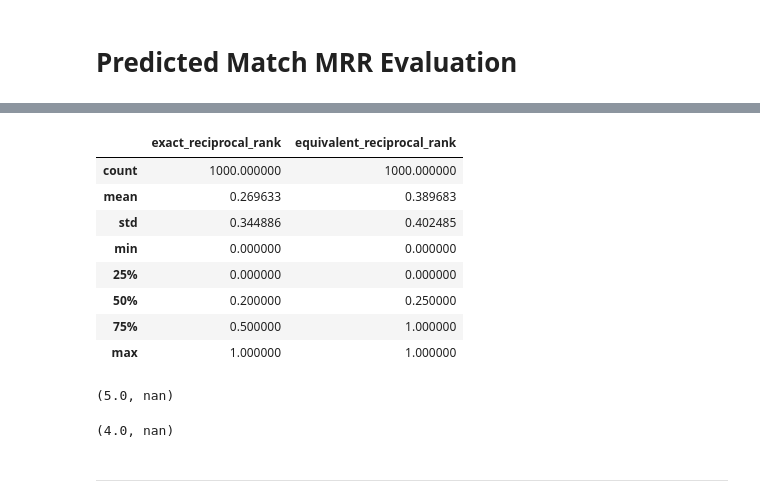
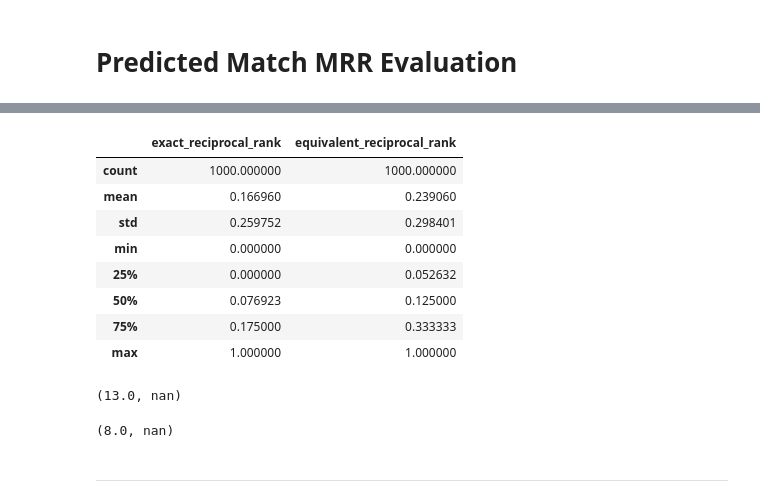
Before and after one commit to sanyabt/NP-FAERS-embed, a Jupyter notebook: experiment-4/SanityCheck&Evaluation.ipynb, the cells around one changed output, grey strips where cells are left out. Saved outputs shown, nothing was run; the diff lists cells and outputs as text; code cells hidden in the pictures.

```diff
--- a/experiment-4/SanityCheck&Evaluation.ipynb
+++ b/experiment-4/SanityCheck&Evaluation.ipynb
@@ -433,0 +134,2 @@ dUnique_df.size
+# %%
+common_2_latin = preprocessInput('../data/positive-unmapped-pairs-common-name-or-latin-binomial-copies.tsv', reflexive=True, balance = False, sep='\t')
@@ -433,0 +154,2 @@ dUnique_df.size
+# %%
+gsrs_2_common = preprocessInput('../data/positive-unmapped-pairs-gsrs-name-to-common-name.tsv', maxlen= MAXLEN, reflexive=True, balance = False, sep='\t')
@@ -433,0 +178,3 @@ dUnique_df.size
+# %%
+equivalence_set = pd.concat([latin_2_common, common_2_latin, gsrs_2_common], ignore_index=True)
+equivalence_set.drop_duplicates(subset=['x', 'y'], inplace=True)
@@ -858,4 +374,4 @@ results = pd.DataFrame(index = ['Exact', 'Equivalent'], columns =['Siamese model
 # %% [markdown]
 # Predicted Match MRR Evaluation
 # %%
-predicted = find_ranks(model, positive_pairs,  True, True)
+Predicted = find_Model_ranks(model, df=positive_pairs, targets = dUnique_df, equivalence_set = equivalence_set, ranks=20, find_related_rank=True, report_distances=True)
@@ -880,26 +388,26 @@ Using column:  x
 # %%
-models_mrr = predicted.loc[:,['x', 'exact_rank', 'equivalent_rank']]
-models_mrr.loc[:,'exact_reciprocal_rank'] = 1/models_mrr.loc[:, 'exact_rank']
-models_mrr.loc[:,'equivalent_reciprocal_rank'] = 1/models_mrr.loc[:, 'equivalent_rank']
-models_mrr[['exact_reciprocal_rank', 'equivalent_reciprocal_rank']].describe()
+Models_mrr = Predicted.loc[:,['x', 'exact_rank', 'equivalent_rank']]
+Models_mrr.loc[:,'exact_reciprocal_rank'] = 1/Models_mrr.loc[:, 'exact_rank']
+Models_mrr.loc[:,'equivalent_reciprocal_rank'] = 1/Models_mrr.loc[:, 'equivalent_rank']
+Models_mrr[['exact_reciprocal_rank', 'equivalent_reciprocal_rank']].describe()
 # %% [output]
 |  | exact_reciprocal_rank | equivalent_reciprocal_rank |
 | count | 1000.000000 | 1000.000000 |
-| mean | 0.269633 | 0.389683 |
-| std | 0.344886 | 0.402485 |
+| mean | 0.166960 | 0.239060 |
+| std | 0.259752 | 0.298401 |
 | min | 0.000000 | 0.000000 |
-| 25% | 0.000000 | 0.000000 |
-| 50% | 0.200000 | 0.250000 |
-| 75% | 0.500000 | 1.000000 |
+| 25% | 0.000000 | 0.052632 |
+| 50% | 0.076923 | 0.125000 |
+| 75% | 0.175000 | 0.333333 |
 | max | 1.000000 | 1.000000 |
 # %%
 #get median and stdev
-models_mrr['exact_rank'].median(), models_mrr['exact_rank'].std()
+Models_mrr['exact_rank'].median(), Models_mrr['exact_rank'].std()
 # %% [output]
-(5.0, nan)
+(13.0, nan)
 # %%
 #get median and stdev
-models_mrr['equivalent_rank'].median(), models_mrr['equivalent_rank'].std()
+Models_mrr['equivalent_rank'].median(), Models_mrr['equivalent_rank'].std()
 # %% [output]
-(4.0, nan)
+(8.0, nan)
 # %%
```
Also changed, not shown: parts of 77 cells of this notebook, 16 other files.
